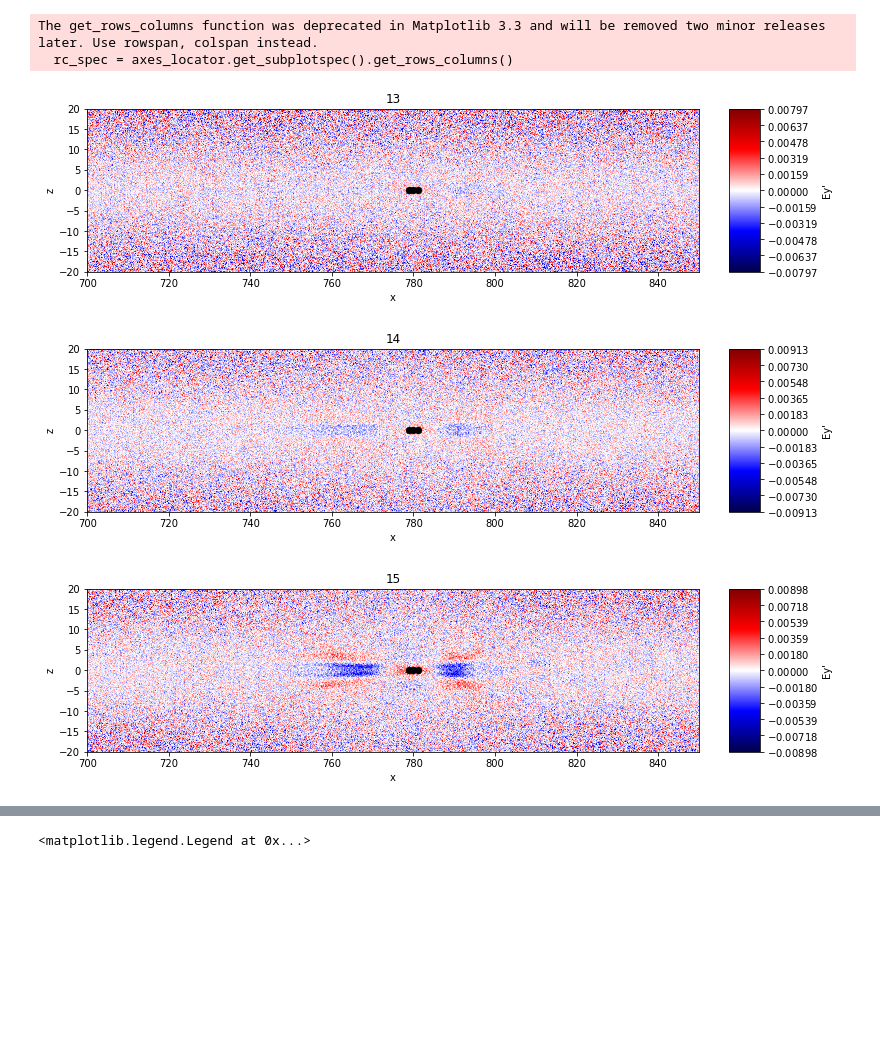
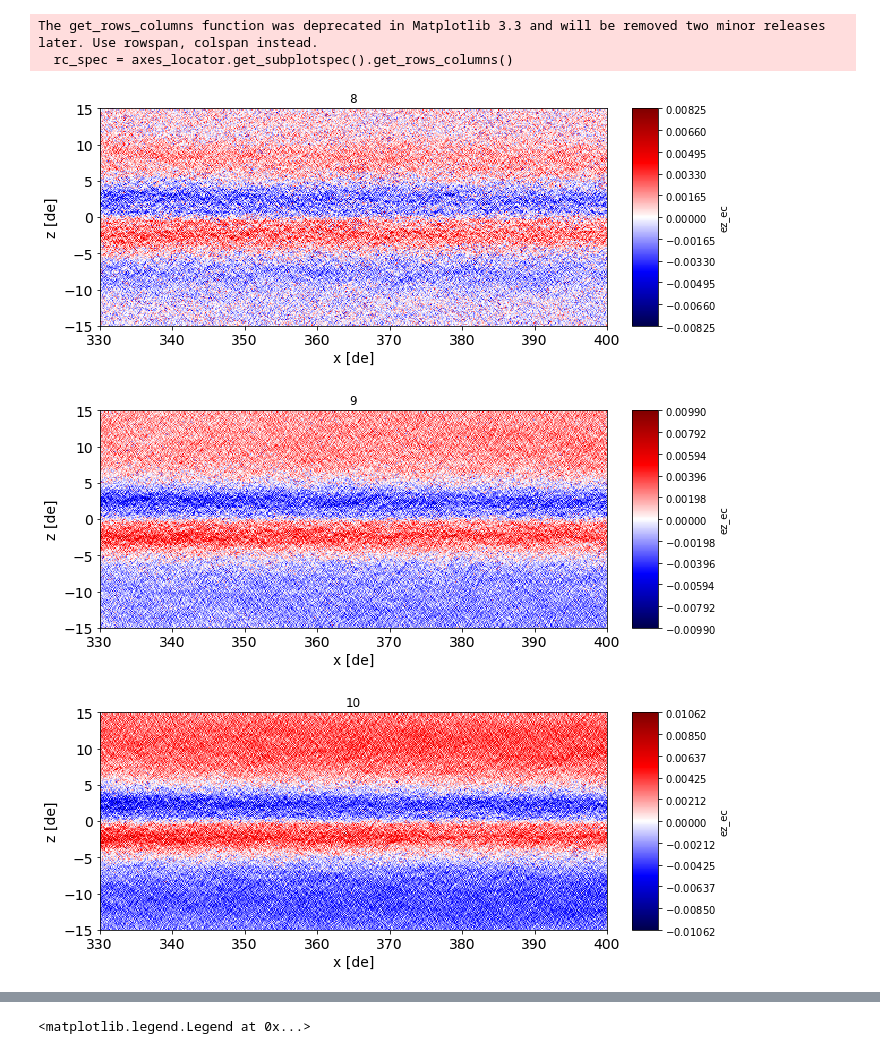
Before and after one commit to d0118dominic/notebooks, a Jupyter notebook: Rx_Evolution_JGR.ipynb, the cells around one changed output, grey strips where cells are left out. Drawn from its saved outputs; the diff is of its cells as text; code cells hidden in the pictures; blank space fills up the shorter version.

```diff
--- a/Rx_Evolution_JGR.ipynb
+++ b/Rx_Evolution_JGR.ipynb
@@ -30,7 +30,7 @@ run1 = project_dir1+"/pfd.xdmf"  # mi/me = 100
 run4 = project_dir4+"/pfd.xdmf"  # mi/me = 400
 # %%
 def make_plot(time, run, fldnames=["jy"], **kwargs):
-    fig, ax = plt.subplots(len(fldnames), 1, figsize=(50,3*len(fldnames)))
+    fig, ax = plt.subplots(len(fldnames), 1, figsize=(50,4*len(fldnames)))
     if not isinstance(ax, np.ndarray): ax = [ax]
     for i, fldname in enumerate(fldnames):
         # Hack around some inconsistencies with the field naming
@@ -64,6 +64,7 @@ def make_plot(time, run, fldnames=["jy"], **kwargs):
         vlt.plot(vf[_fldname], ax=ax[i], **kwargs);
         #plt.scatter(371, 0, color = 'k')
         #plt.scatter(280,0,color = 'k')
+        #plt.xticks(fontsize=10)
         #vlt.plot(vf["psi"],style="contour",levels=300,colors='k', ax=ax[i], **kwargs);
 
 
@@ -240,7 +241,15 @@ def Activate(run, time):
 
     JEe = jx_e*Ex + jy_e*Ey + jz_e*Ez
 
-    return E, B, S, ve, E_prime
+    #Poynting's Theorem Terms
+    divS = (Sx[2:,:,1:-1] - Sx[:-2,:,1:-1]) / (2*dx[0])  + (Sz[1:-1,:,2:] - Sz[1:-1,:,:-2]) / (2*dz[0])
+    JdE = (JEx[1:-1,:,1:-1]) + (JEy[1:-1,:,1:-1]) + (JEz[1:-1,:,1:-1])
+    #JE_alt = JEx + JEy + JEz
+    dudt = -JdE - divS
+
+
+
+    return E, B, S, ve, E_prime, dudt, ne
 # %%
 pts1 = [371,371,371,371,371,371,371,371,371,371,371,371,372,371,370,369,367,365,363,359,357,358,358,360,370,376,380,388,395,399,400]
 pts4 = [783,783,783,783,783,783,783,783,783,780,780,780,780,780,780,780,778,776,774,775,775,775,775,775,775,775]
@@ -251,23 +260,54 @@ pts_sm = [400,400,400,400,400,400,400,400,400,400,400,400,400,400,400,400,400,40
 # %%
 
 #Trillian Runs
 
-run = run4
+run = run1
 
-t = 13
-selection = "x=700f:850f, z=-20f:20f"
+t = 8
+selection = "x=330f:400f, z=-15f:15f"
+#selection = "x=690f:850f, z=-50f:50f"
+
 EyPrime_e = "Ey' = ey_ec + (jz_nc_e * hx_fc)/rho_nc_e - (jx_nc_e * hz_fc)/rho_nc_e "
-while t < 19:
-    make_plot(t, run, [EyPrime_e],cmap = 'seismic',symmetric=True, selection = selection)
+ExPrime_e = "Ex' = ex_ec + (jy_nc_e * hz_fc)/rho_nc_e - (jz_nc_e * hy_fc)/rho_nc_e "
+EzPrime_e = "Ez' = ez_ec + (jx_nc_e * hy_fc)/rho_nc_e - (jy_nc_e * hx_fc)/rho_nc_e "
+
+ne = "ne = -rho_nc_e"
+ni = "ni = rho_nc_i"
+nione = "n_ratio = -rho_nc_i/rho_nc_e - 1"
+uB = "uB = hx_fc**2 + hy_fc**2 + hz_fc**2"
+uE = "uB = ex_ec**2 + ey_ec**2 + ez_ec**2"
+
+JEe = "JEe = 0*jx_nc_e*ex_ec + jy_nc_e*ey_ec + 0*jz_nc_e*ez_ec"
+
+
+
+
+
+
+fnt = 14
+
+while t < 15:
+    #make_plot(t, run, ["jz_nc_e"],cmap = 'seismic',symmetric=True, selection = selection)
+    make_plot(t, run, ["ez_ec"],cmap = 'seismic',symmetric=True, selection = selection)
     plt.title(t)
-    plt.scatter(pts4[t], 0, color = 'k', s = 50)
-    plt.scatter(pts4[t]+1, 0, color = 'k', s = 50)
-    plt.scatter(pts4[t]-1, 0, color = 'k', s = 50)
+
+    #make_plot(t, run, [EyPrime_e],cmap = 'seismic',symmetric=True, selection = selection)
+    #make_plot(t, run, [EzPrime_e],cmap = 'seismic',symmetric=True, selection = selection)
+
+    #plt.scatter(pts1[t], 0, color = 'k', s = 50)
+    plt.xlabel("x [de]", fontsize=fnt)
+    plt.ylabel("z [de]", fontsize=fnt)
+    plt.xticks(fontsize=fnt)
+    plt.yticks(fontsize=fnt)
+
+
+    #plt.scatter(pts4[t]+1, 0, color = 'k', s = 50)
+    #plt.scatter(pts4[t]-1, 0, color = 'k', s = 50)
 
     t+=1
 # %% [output]
 The get_rows_columns function was deprecated in Matplotlib 3.3 and will be removed two minor releases later. Use rowspan, colspan instead.
   rc_spec = axes_locator.get_subplotspec().get_rows_columns()
-[figure, old version]
+[figure, new version]
-[figure, old version]
+[figure, new version]
-[figure, old version]
+[figure, new version]
```
Also changed, not shown: parts of 17 cells of this notebook.
